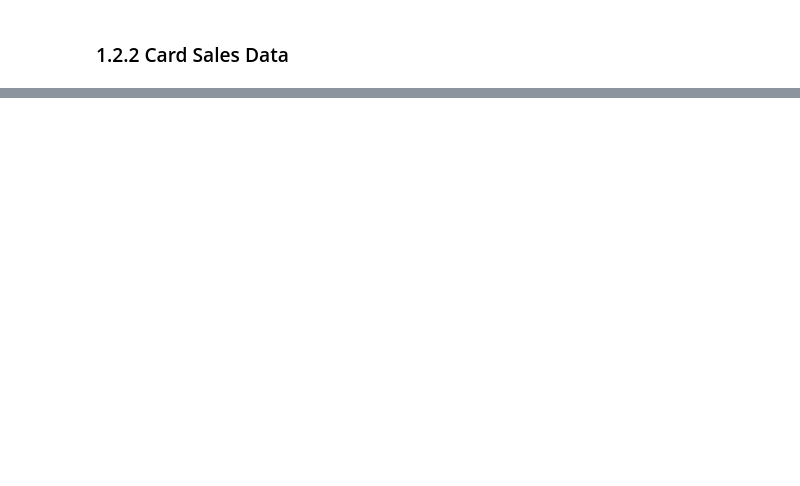
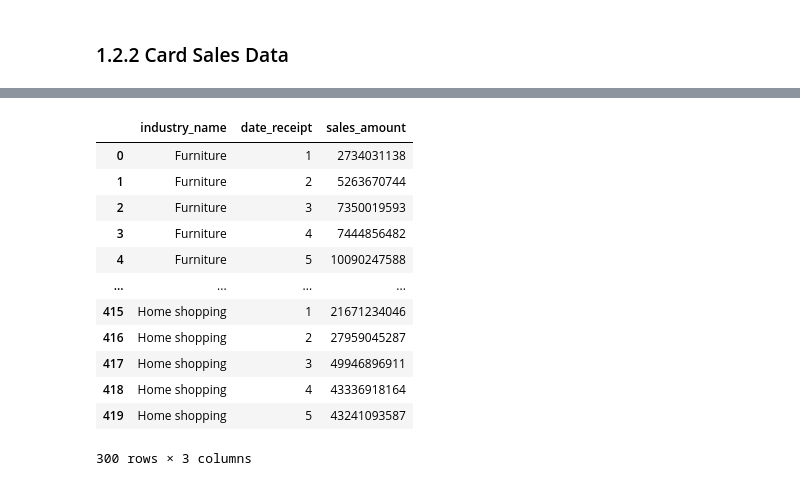
Before and after one commit to JieunKim-Econ/Covid_EDA_with_R, a Jupyter notebook: Risk-Resilience Matrix Analysis.ipynb, the cells around one changed output, grey strips where cells are left out. Cells and saved outputs as stored; diff of their text form; code cells hidden in the pictures; blank space fills up the shorter version.

```diff
--- a/Risk-Resilience Matrix Analysis.ipynb
+++ b/Risk-Resilience Matrix Analysis.ipynb
@@ -80,0 +166,16 @@ card
+# %%
+sales
+# %% [output]
+|  | industry_name | date_receipt | sales_amount |
+| 0 | Furniture | 1 | 2734031138 |
+| 1 | Furniture | 2 | 5263670744 |
+| 2 | Furniture | 3 | 7350019593 |
+| 3 | Furniture | 4 | 7444856482 |
+| 4 | Furniture | 5 | 10090247588 |
+| ... | ... | ... | ... |
+| 415 | Home shopping | 1 | 21671234046 |
+| 416 | Home shopping | 2 | 27959045287 |
+| 417 | Home shopping | 3 | 49946896911 |
+| 418 | Home shopping | 4 | 43336918164 |
+| 419 | Home shopping | 5 | 43241093587 |
+300 rows × 3 columns
```
Also changed, not shown: parts of 13 cells of this notebook.
